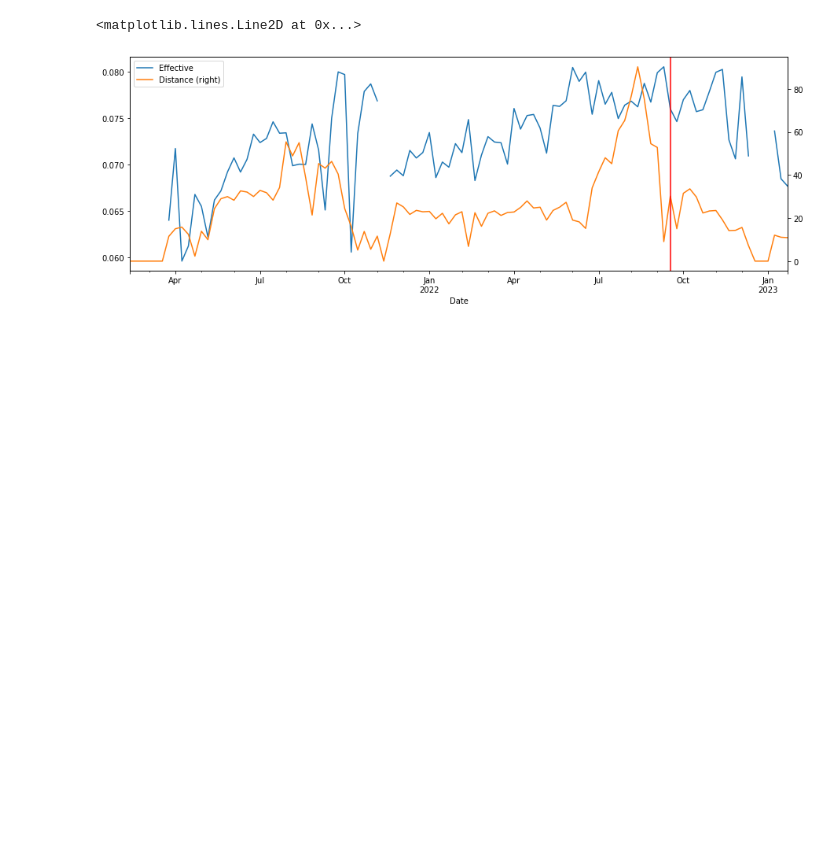
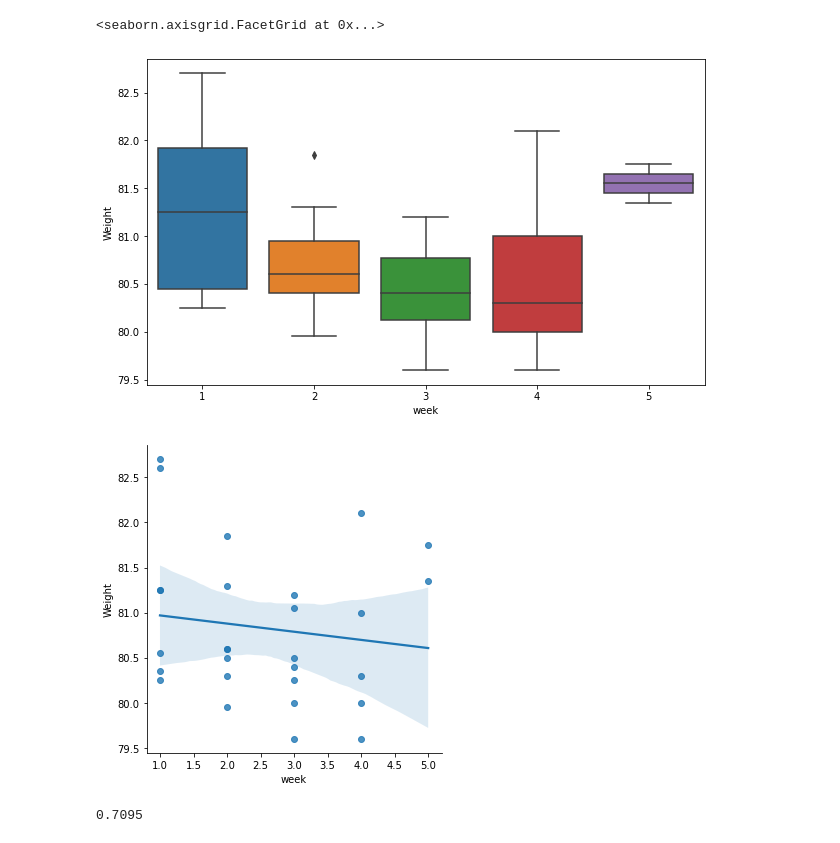
Before and after one commit to yakovlevav/WeigthApp, a Jupyter notebook: run.ipynb, the cells around one changed output. Saved outputs shown, nothing was run; the diff lists cells and outputs as text; code cells hidden in the pictures; blank space fills up the shorter version.

```diff
--- a/run.ipynb
+++ b/run.ipynb
@@ -7,3 +8,22 @@ df = pd.read_csv('data.csv', parse_dates=['Date', 'Time'], index_col='Date')
+# %%
+df_w = pd.read_csv('weight.csv',
+                   sep=';',
+                   parse_dates = [0],
+                   names=['Date', 'Weight'],
+                   index_col='Date',
+                   decimal=',')
+# %%
+df_w = df_w.dropna()
+# %%
+df_w['week'] = df_w.index.strftime('%Um_weight = df_w.groupby('week').describe()['Weight']['50%']').astype('int')
+# %%
+fig, ax = plt.subplots(figsize = (10,6))
+sns.boxplot(x="week", y="Weight", data=df_w, ax=ax)
+sns.lmplot(x="week", y="Weight", data=df_w)
+# %% [output]
+<seaborn.axisgrid.FacetGrid at 0x...>
+[figure, added]
+[figure, added]
 # %%
 def find_speed(a):
     # Return km in h spead
@@ -17,8 +34,0 @@ df2022 = df.groupby(pd.Grouper(freq='W'))
-# %%
-fig, ax = plt.subplots()
-df2022.mean().plot(y='Effective', use_index=True, ax= ax, figsize=(15,5))
-df2022.sum().plot(y='Distance', use_index=True, ax= ax, figsize=(15,5), secondary_y=True)
-plt.axvline(datetime(year=2022,month=9,day=18), c='r')
-# %% [output]
-<matplotlib.lines.Line2D at 0x...>
-[figure, removed]
@@ -24,0 +41,4 @@ plt.axvline(datetime(year=2022,month=9,day=18), c='r')
+# %%
+convert_pace(4.3, 165)
+# %% [output]
+0.7095
```
Also changed, not shown: parts of 7 cells of this notebook.
